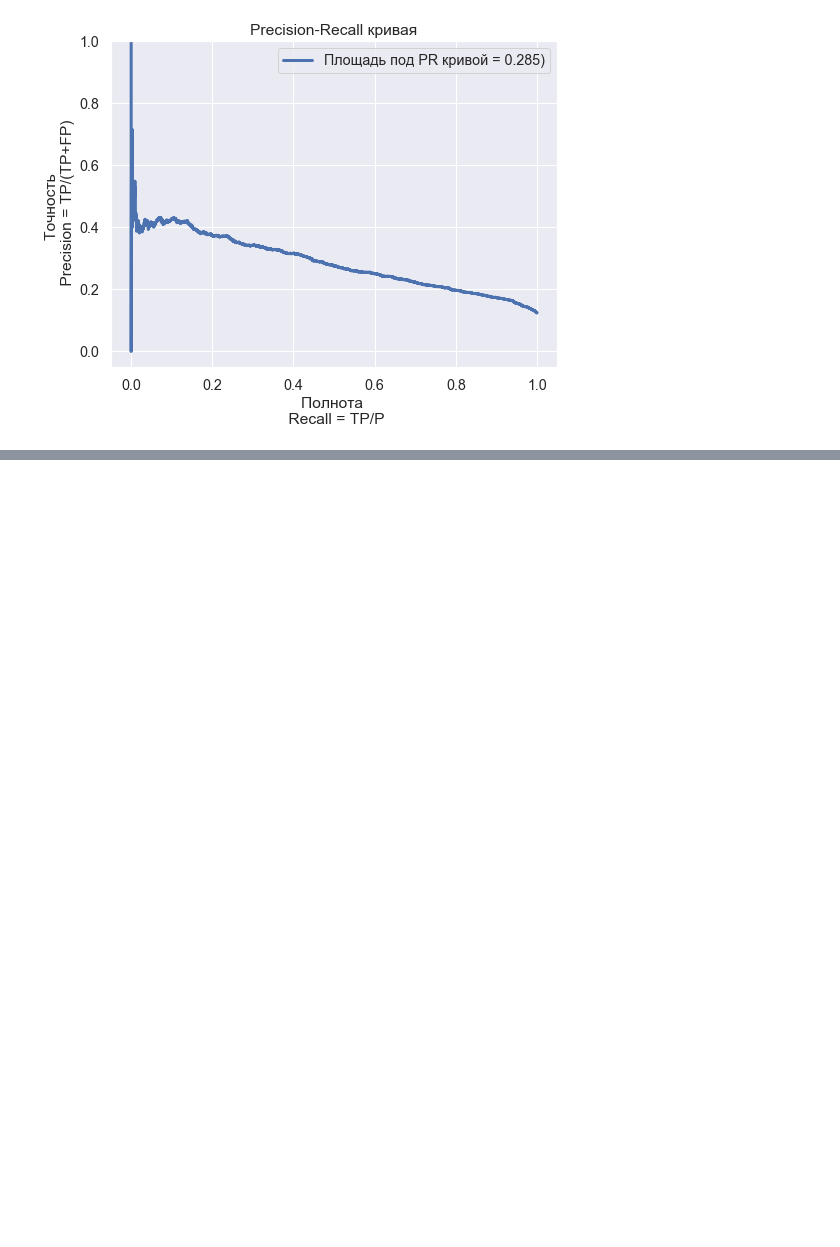
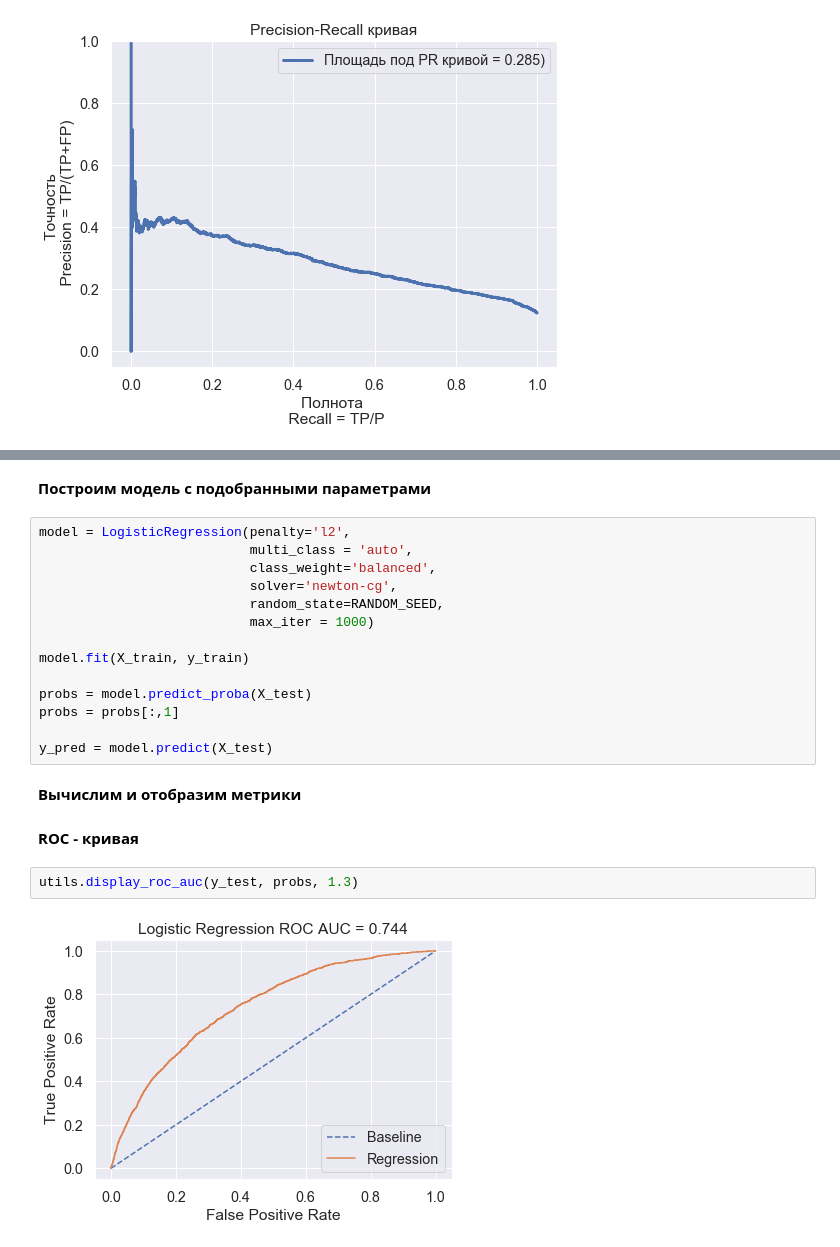
Before and after one commit to greg-kan/skillfactory_rds, a Jupyter notebook: module_4/kaggle_Module4_Computer_says_no.ipynb, the cells around one changed output, grey strips where cells are left out. Saved outputs shown, nothing was run; the diff lists cells and outputs as text; blank space fills up the shorter version.

```diff
--- a/module_4/kaggle_Module4_Computer_says_no.ipynb
+++ b/module_4/kaggle_Module4_Computer_says_no.ipynb
@@ -530,0 +579,24 @@ utils.cross_val_score_visualize('ROC-AUC', temp_vec, 0.744691, 1.3)
+# %% [markdown]
+**Построим модель с подобранными параметрами**
+# %%
+model = LogisticRegression(penalty='l2',
+                           multi_class = 'auto',
+                           class_weight='balanced',
+                           solver='newton-cg',
+                           random_state=RANDOM_SEED,
+                           max_iter = 1000)
+
+model.fit(X_train, y_train)
+
+probs = model.predict_proba(X_test)
+probs = probs[:,1]
+
+y_pred = model.predict(X_test)
+# %% [markdown]
+**Вычислим и отобразим метрики**
+# %% [markdown]
+**ROC - кривая**
+# %%
+utils.display_roc_auc(y_test, probs, 1.3)
+# %% [output]
+[figure, added]
```
Also changed, not shown: parts of 22 cells of this notebook, 1 other file.
